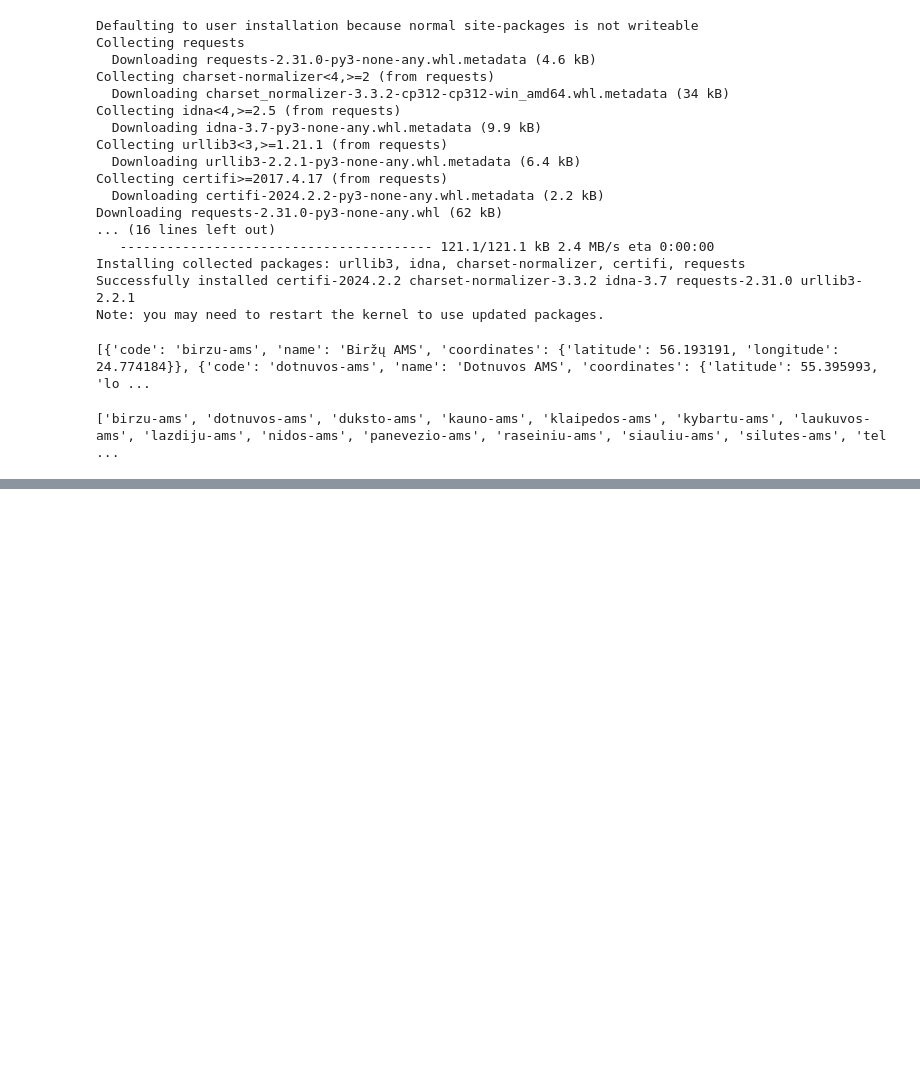
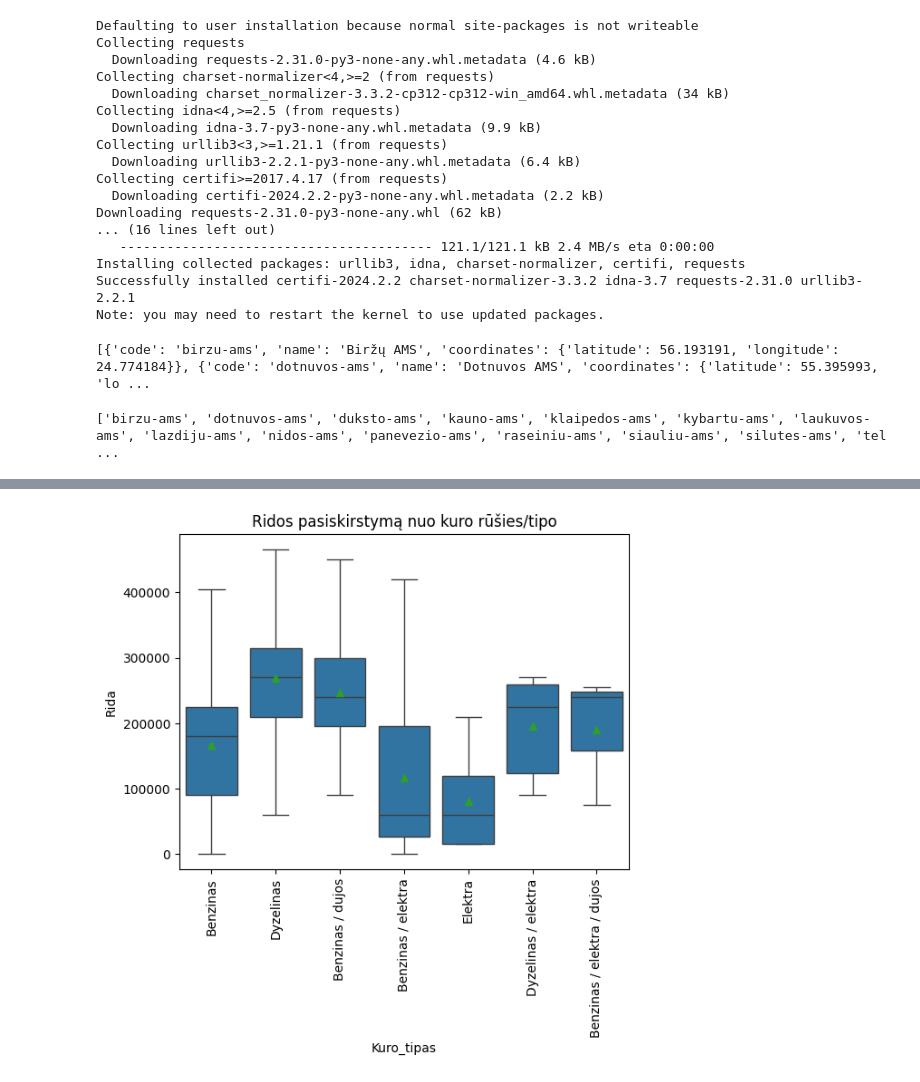
Before and after one commit to EmveeLT/JupyterNotebooks, a Jupyter notebook: Pandas2.ipynb, the cells around one changed output, grey strips where cells are left out. Cells and saved outputs as stored; diff of their text form; code cells hidden in the pictures; blank space fills up the shorter version.

```diff
--- a/Pandas2.ipynb
+++ b/Pandas2.ipynb
@@ -2319,0 +2456,10 @@ print(stations17)
+# %%
+# atvaziduokite boxplotu ridos pasiskirstymą nuo kuro rūšies/tipo
+axc = sns.boxplot(data=auto ,x="kuro_tipas" , y="Rida", showmeans = True, showfliers = False)    #seaborn sugrupuoja ,suranda vidurkius pats
+axc.tick_params(axis='x',rotation=90)
+axc.set_title("Ridos pasiskirstymą nuo kuro rūšies/tipo")
+axc.set_xlabel("Kuro_tipas")
+axc.set_ylabel("Rida")
+plt.show()
+# %% [output]
+[figure, added]
```
Also changed, not shown: parts of 12 cells of this notebook, 1 other file.
